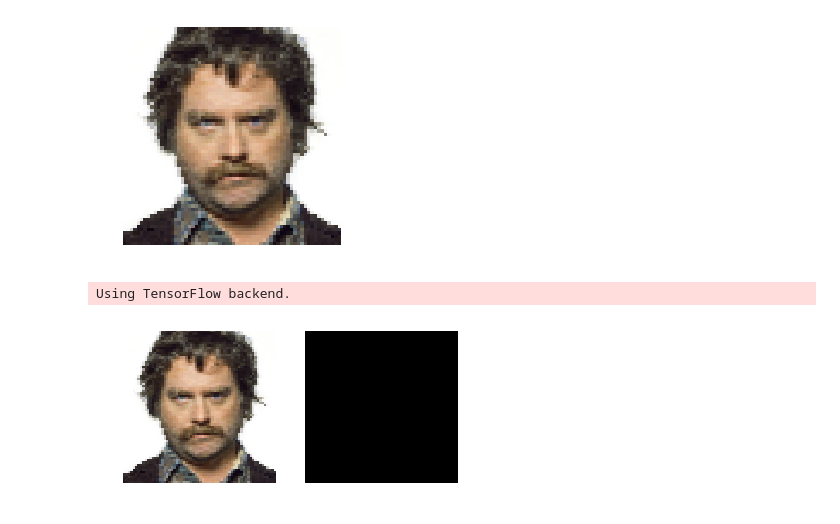
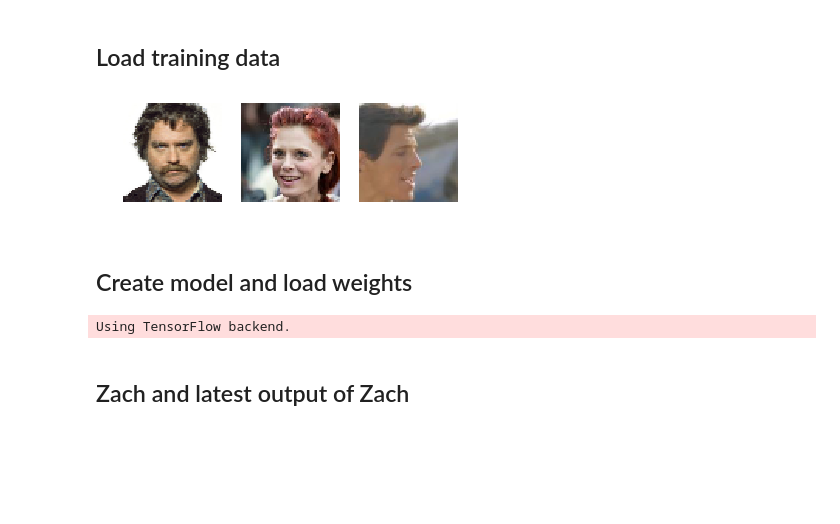
Before and after one commit to ReidWilliams/GANs, a Jupyter notebook: notebooks/scratch.ipynb, the cells around one changed output. Cells and saved outputs as stored; diff of their text form; code cells hidden in the pictures; blank space fills up the shorter version.

```diff
--- a/notebooks/scratch.ipynb
+++ b/notebooks/scratch.ipynb
@@ -1,4 +3,7 @@
 # %%
 img_directory = '/home/ec2-user/img_align_celeba'
+img_save_directory = '/home/ec2-user/autoencoder-vaegan/zach'
+model_weights_path = '/home/ec2-user/model-weights.hdf5'
 batch_size = 32
+training_set_size = 256
 img_size = 64
@@ -60,9 +27,13 @@ def resize_crop(img, desired_dims):
+# %% [markdown]
+## Load training data
 # %%
-batch = np.array([resize_crop(load_img(i+1), (img_size, img_size)) for i in range(batch_size)])
+training = np.array([resize_crop(load_img(i+1, img_directory), (img_size, img_size)) for i in range(training_set_size)])
-# %%
-imshow([batch[0]])
-# %% [output]
-[figure, removed]
+# %%
+imshow([training[i] for i in range(3)])
+# %% [output]
+[figure, added]
+# %% [markdown]
+## Create model and load weights
 # %%
 from model import Vaegan
 model = Vaegan(img_shape=(img_size, img_size, 3), batch_size=batch_size)
@@ -71,8 +45,7 @@ Using TensorFlow backend.
+# %% [markdown]
+## Zach and latest output of Zach
 # %%
-from os import listdir
-
-onlyfiles = [f for f in os.listdir(save_directory) if os.path.isfile(os.path.join(save_directory, f))]
-latest = max(onlyfiles)
-imshow([batch[0], sp.ndimage.imread(os.path.join(save_directory, latest))])
+onlyfiles = [f for f in os.listdir(img_save_directory) if os.path.isfile(os.path.join(img_save_directory, f))]
+if (len(onlyfiles) > 0):
+    latest = max(onlyfiles)
+    imshow([training[0], sp.ndimage.imread(os.path.join(img_save_directory, latest))])
-# %% [output]
-[figure, removed]
```
Also changed, not shown: parts of 11 cells of this notebook, 2 other files.
